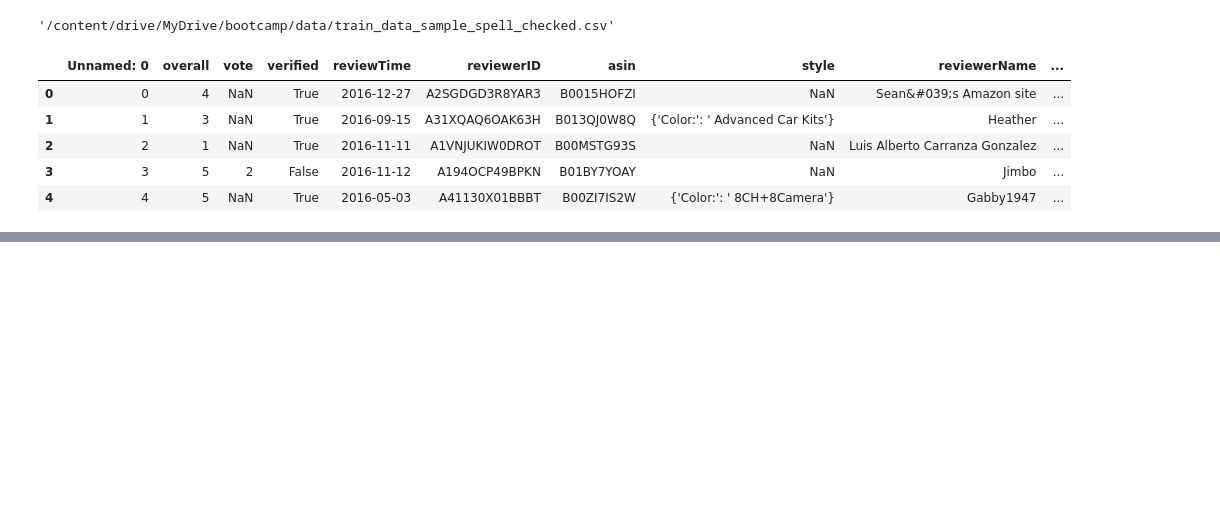
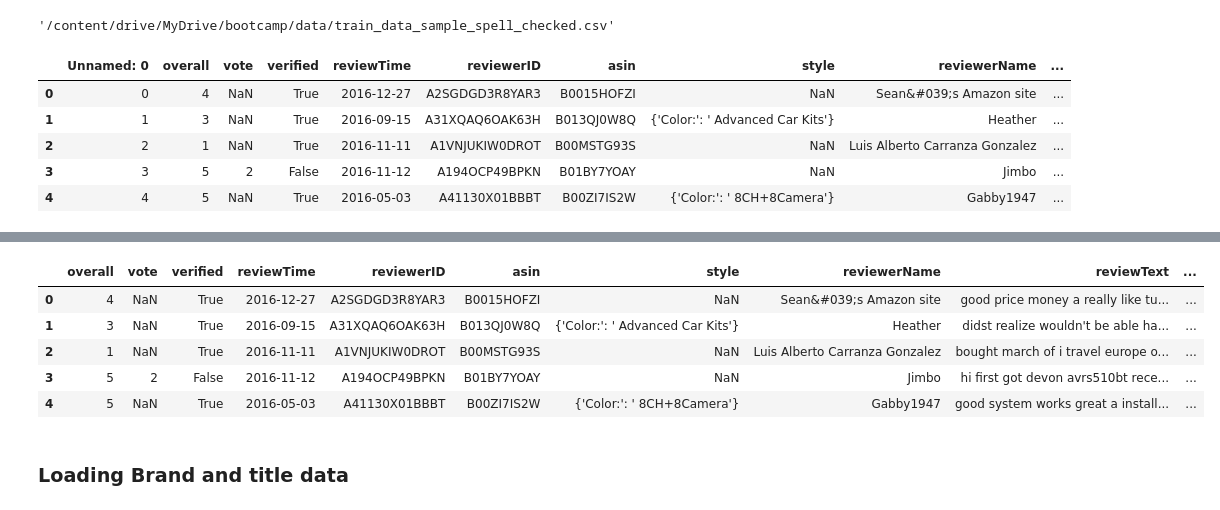
Before and after one commit to ahmadmolla1995/Quera_Bootcamp_Final_Project, a Jupyter notebook: Question2/Sentiment Analysis/Untitled5.ipynb, the cells around one changed output, grey strips where cells are left out. Saved outputs shown, nothing was run; the diff lists cells and outputs as text; code cells hidden in the pictures; blank space fills up the shorter version.

Commit message:
preparing and cleaning dataset for model training

```diff
--- a/Question2/Sentiment Analysis/Untitled5.ipynb
+++ b/Question2/Sentiment Analysis/Untitled5.ipynb
@@ -386,0 +415,39 @@ train_data_sample_spell_checked.drop('Unnamed: 0', axis=1, inplace=True)
+# %%
+from sklearn.metrics.pairwise import cosine_similarity
+import gensim.downloader as api
+from tqdm import tqdm
+
+# Load a simpler pre-trained word embedding model (GloVe or Word2Vec)
+word_vectors = api.load("glove-wiki-gigaword-50")  # Can replace with "word2vec-google-news-300"
+
+# Define target word embeddings for "guarantee" and "warranty"
+target_words = ["guarantee", "warranty"]
+target_embeddings = {word: word_vectors[word] for word in target_words}
+
+# Quick keyword-based filter
+keywords = set(target_words)
+
+# Function to classify based on keyword presence and cosine similarity
+def classify_review_simple(review, threshold=0.8):
+    # Step 1: Quick filter - Check if any keyword exists in the review
+    if any(keyword in review.lower() for keyword in keywords):
+        words = review.lower().split()
+        for word in words:
+            if word in word_vectors:
+                # Calculate similarity to target words
+                word_embedding = word_vectors[word].reshape(1, -1)
+                for target_word, target_embedding in target_embeddings.items():
+                    similarity = cosine_similarity(word_embedding, target_embedding.reshape(1, -1))[0][0]
+                    if similarity >= threshold:
+                        return "guarantee"
+    return "no guarantee"
+
+# Apply classification with progress tracking
+tqdm.pandas(desc="Classifying reviews")  # Set up tqdm with description
+
+# Classify all reviews with progress bar
+train_data_sample_spell_checked['classification'] = train_data_sample_spell_checked['reviewText'].progress_apply(classify_review_simple)
+
+# Split into DataFrames based on classification
+guarantee_reviews_train = train_data_sample_spell_checked[train_data_sample_spell_checked['classification'] == "guarantee"]
+no_guarantee_reviews_train = train_data_sample_spell_checked[train_data_sample_spell_checked['classification'] == "no guarantee"]
@@ -386,0 +459,11 @@ train_data_sample_spell_checked.drop('Unnamed: 0', axis=1, inplace=True)
+# %%
+train_data_sample_spell_checked.head()
+# %% [output]
+|  | overall | vote | verified | reviewTime | reviewerID | asin | style | reviewerName | reviewText | ... |
+| 0 | 4 | NaN | True | 2016-12-27 | A2SGDGD3R8YAR3 | B0015HOFZI | NaN | Sean&#039;s Amazon site | good price money a really like tu... | ... |
+| 1 | 3 | NaN | True | 2016-09-15 | A31XQAQ6OAK63H | B013QJ0W8Q | {'Color:': ' Advanced Car Kits'} | Heather | didst realize wouldn't be able ha... | ... |
+| 2 | 1 | NaN | True | 2016-11-11 | A1VNJUKIW0DROT | B00MSTG93S | NaN | Luis Alberto Carranza Gonzalez | bought march of i travel europe o... | ... |
+| 3 | 5 | 2 | False | 2016-11-12 | A194OCP49BPKN | B01BY7YOAY | NaN | Jimbo | hi first got devon avrs510bt rece... | ... |
+| 4 | 5 | NaN | True | 2016-05-03 | A41130X01BBBT | B00ZI7IS2W | {'Color:': ' 8CH+8Camera'} | Gabby1947 | good system works great a install... | ... |
+# %% [markdown]
+### Loading Brand and title data
```
Also changed, not shown: parts of 21 cells of this notebook, 1 other file.
